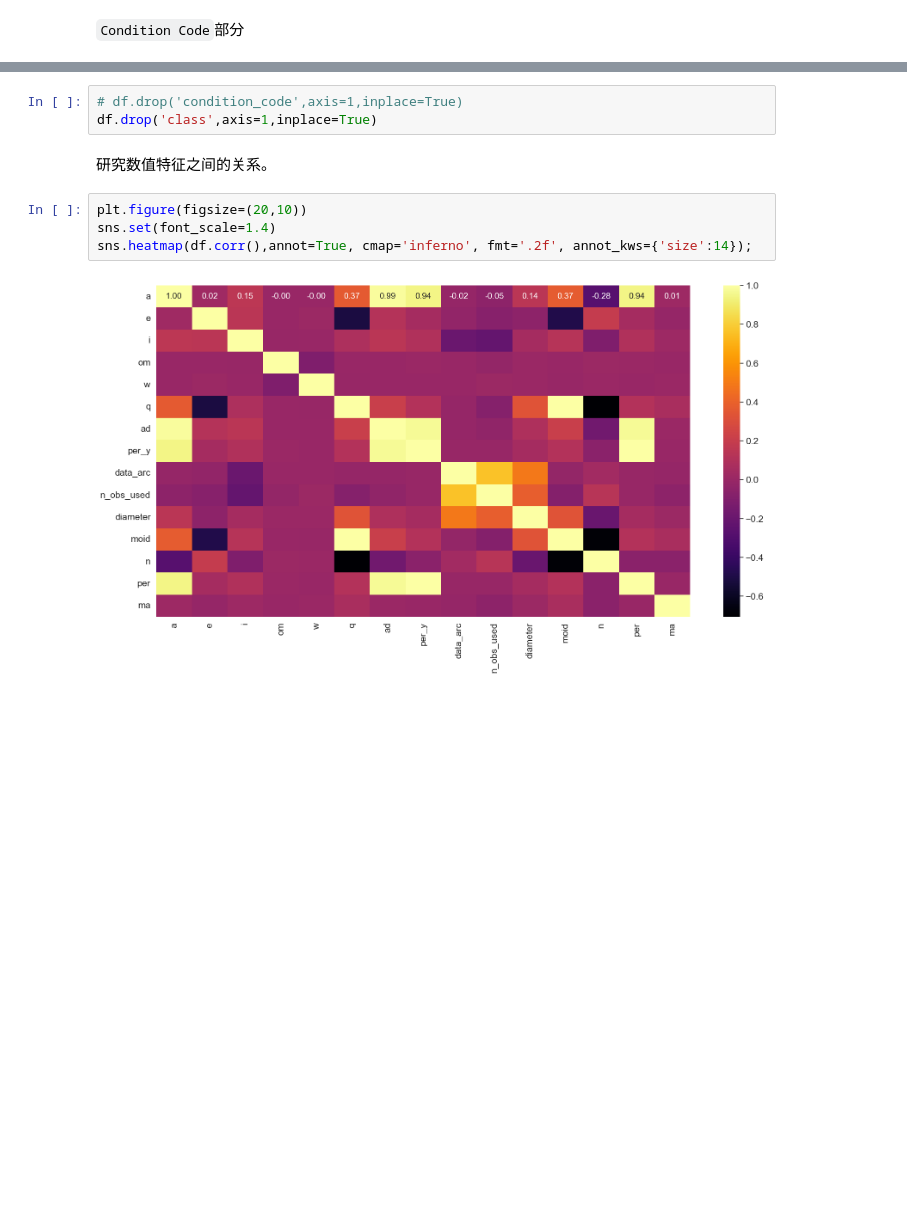
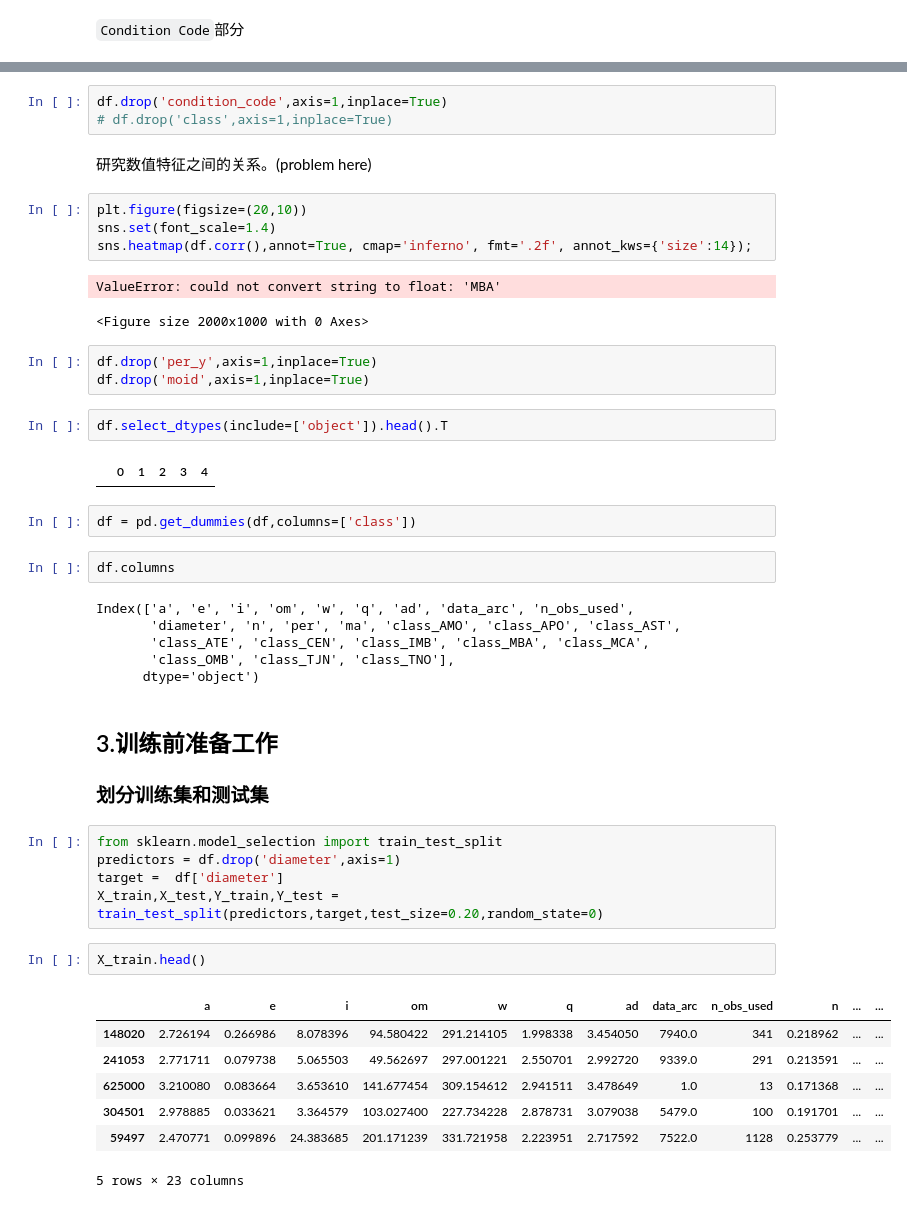
Before and after one commit to Nozom1466/Linear-Regression-from-Scratch, a Jupyter notebook: PA1/main.ipynb, the cells around one changed output, grey strips where cells are left out. Drawn from its saved outputs; the diff is of its cells as text; blank space fills up the shorter version.

```diff
--- a/PA1/main.ipynb
+++ b/PA1/main.ipynb
@@ -370,11 +377,47 @@ plt.yscale('log');
 # %%
-# df.drop('condition_code',axis=1,inplace=True)
-df.drop('class',axis=1,inplace=True)
+df.drop('condition_code',axis=1,inplace=True)
+# df.drop('class',axis=1,inplace=True)
 # %% [markdown]
-研究数值特征之间的关系。
+研究数值特征之间的关系。(problem here)
 # %%
 plt.figure(figsize=(20,10))
 sns.set(font_scale=1.4)
 sns.heatmap(df.corr(),annot=True, cmap='inferno', fmt='.2f', annot_kws={'size':14});
 # %% [output]
-[figure, removed]
+ValueError: could not convert string to float: 'MBA'
+<Figure size 2000x1000 with 0 Axes>
+# %%
+df.drop('per_y',axis=1,inplace=True)
+df.drop('moid',axis=1,inplace=True)
+# %%
+df.select_dtypes(include=['object']).head().T
+# %% [output]
+|  | 0 | 1 | 2 | 3 | 4 |
+# %%
+df = pd.get_dummies(df,columns=['class'])
+# %%
+df.columns
+# %% [output]
+Index(['a', 'e', 'i', 'om', 'w', 'q', 'ad', 'data_arc', 'n_obs_used',
+       'diameter', 'n', 'per', 'ma', 'class_AMO', 'class_APO', 'class_AST',
+       'class_ATE', 'class_CEN', 'class_IMB', 'class_MBA', 'class_MCA',
+       'class_OMB', 'class_TJN', 'class_TNO'],
+      dtype='object')
+# %% [markdown]
+## 3.训练前准备工作
+### 划分训练集和测试集
+# %%
+from sklearn.model_selection import train_test_split
+predictors = df.drop('diameter',axis=1)
+target =  df['diameter']
+X_train,X_test,Y_train,Y_test = train_test_split(predictors,target,test_size=0.20,random_state=0)
+# %%
+X_train.head()
+# %% [output]
+|  | a | e | i | om | w | q | ad | data_arc | n_obs_used | n | ... | ... |
+| 148020 | 2.726194 | 0.266986 | 8.078396 | 94.580422 | 291.214105 | 1.998338 | 3.454050 | 7940.0 | 341 | 0.218962 | ... | ... |
+| 241053 | 2.771711 | 0.079738 | 5.065503 | 49.562697 | 297.001221 | 2.550701 | 2.992720 | 9339.0 | 291 | 0.213591 | ... | ... |
+| 625000 | 3.210080 | 0.083664 | 3.653610 | 141.677454 | 309.154612 | 2.941511 | 3.478649 | 1.0 | 13 | 0.171368 | ... | ... |
+| 304501 | 2.978885 | 0.033621 | 3.364579 | 103.027400 | 227.734228 | 2.878731 | 3.079038 | 5479.0 | 100 | 0.191701 | ... | ... |
+| 59497 | 2.470771 | 0.099896 | 24.383685 | 201.171239 | 331.721958 | 2.223951 | 2.717592 | 7522.0 | 1128 | 0.253779 | ... | ... |
+5 rows × 23 columns
```
Also changed, not shown: parts of 7 cells of this notebook.
